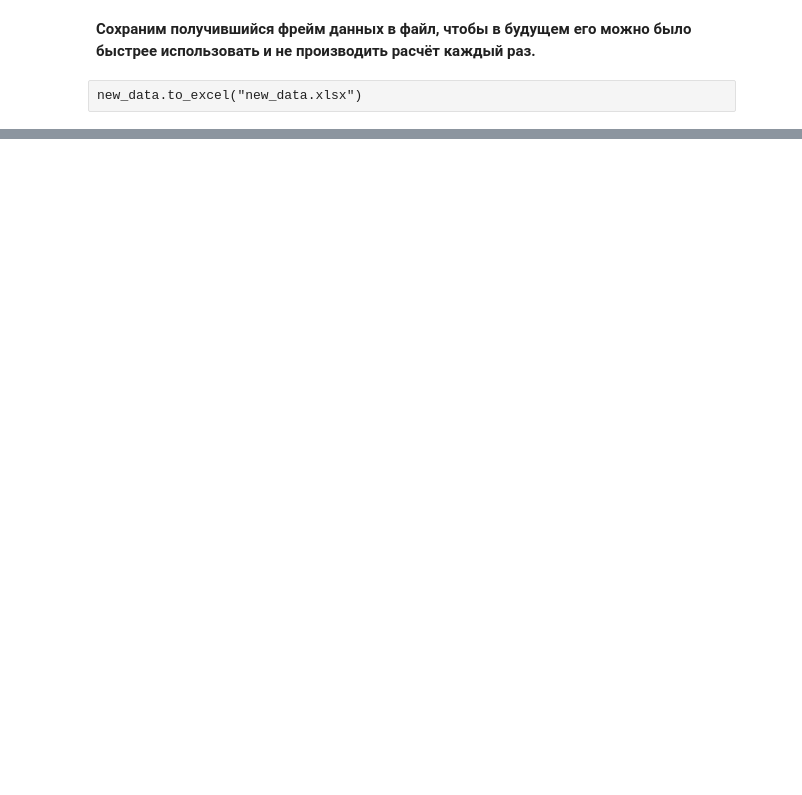
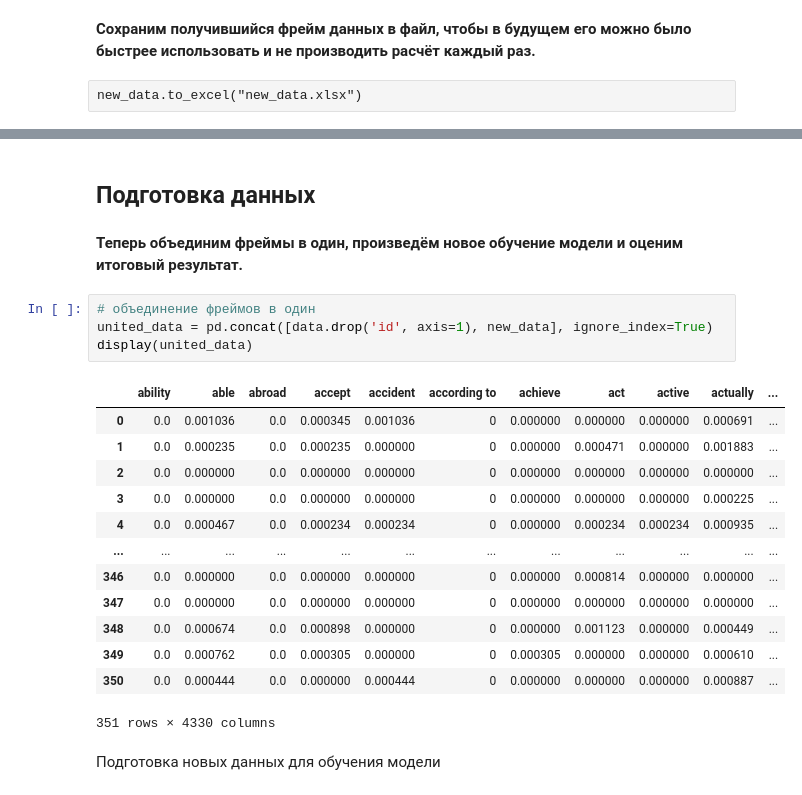
Before and after one commit to Apocalypto2012/English_levels, a Jupyter notebook: English_levels.ipynb, the cells around one changed output, grey strips where cells are left out. Saved outputs shown, nothing was run; the diff lists cells and outputs as text; blank space fills up the shorter version.

```diff
--- a/English_levels.ipynb
+++ b/English_levels.ipynb
@@ -930,0 +985,24 @@ new_data.to_excel("new_data.xlsx")
+# %% [markdown]
+## Подготовка данных
+# %% [markdown]
+**Теперь объединим фреймы в один, произведём новое обучение модели и оценим итоговый результат.**
+# %%
+# объединение фреймов в один
+united_data = pd.concat([data.drop('id', axis=1), new_data], ignore_index=True)
+display(united_data)
+# %% [output]
+|  | ability | able | abroad | accept | accident | according to | achieve | act | active | actually | ... |
+| 0 | 0.0 | 0.001036 | 0.0 | 0.000345 | 0.001036 | 0 | 0.000000 | 0.000000 | 0.000000 | 0.000691 | ... |
+| 1 | 0.0 | 0.000235 | 0.0 | 0.000235 | 0.000000 | 0 | 0.000000 | 0.000471 | 0.000000 | 0.001883 | ... |
+| 2 | 0.0 | 0.000000 | 0.0 | 0.000000 | 0.000000 | 0 | 0.000000 | 0.000000 | 0.000000 | 0.000000 | ... |
+| 3 | 0.0 | 0.000000 | 0.0 | 0.000000 | 0.000000 | 0 | 0.000000 | 0.000000 | 0.000000 | 0.000225 | ... |
+| 4 | 0.0 | 0.000467 | 0.0 | 0.000234 | 0.000234 | 0 | 0.000000 | 0.000234 | 0.000234 | 0.000935 | ... |
+| ... | ... | ... | ... | ... | ... | ... | ... | ... | ... | ... | ... |
+| 346 | 0.0 | 0.000000 | 0.0 | 0.000000 | 0.000000 | 0 | 0.000000 | 0.000814 | 0.000000 | 0.000000 | ... |
+| 347 | 0.0 | 0.000000 | 0.0 | 0.000000 | 0.000000 | 0 | 0.000000 | 0.000000 | 0.000000 | 0.000000 | ... |
+| 348 | 0.0 | 0.000674 | 0.0 | 0.000898 | 0.000000 | 0 | 0.000000 | 0.001123 | 0.000000 | 0.000449 | ... |
+| 349 | 0.0 | 0.000762 | 0.0 | 0.000305 | 0.000000 | 0 | 0.000305 | 0.000000 | 0.000000 | 0.000610 | ... |
+| 350 | 0.0 | 0.000444 | 0.0 | 0.000000 | 0.000444 | 0 | 0.000000 | 0.000000 | 0.000000 | 0.000887 | ... |
+351 rows × 4330 columns
+# %% [markdown]
+Подготовка новых данных для обучения модели
```
Also changed, not shown: parts of 48 cells of this notebook, 4 other files.
